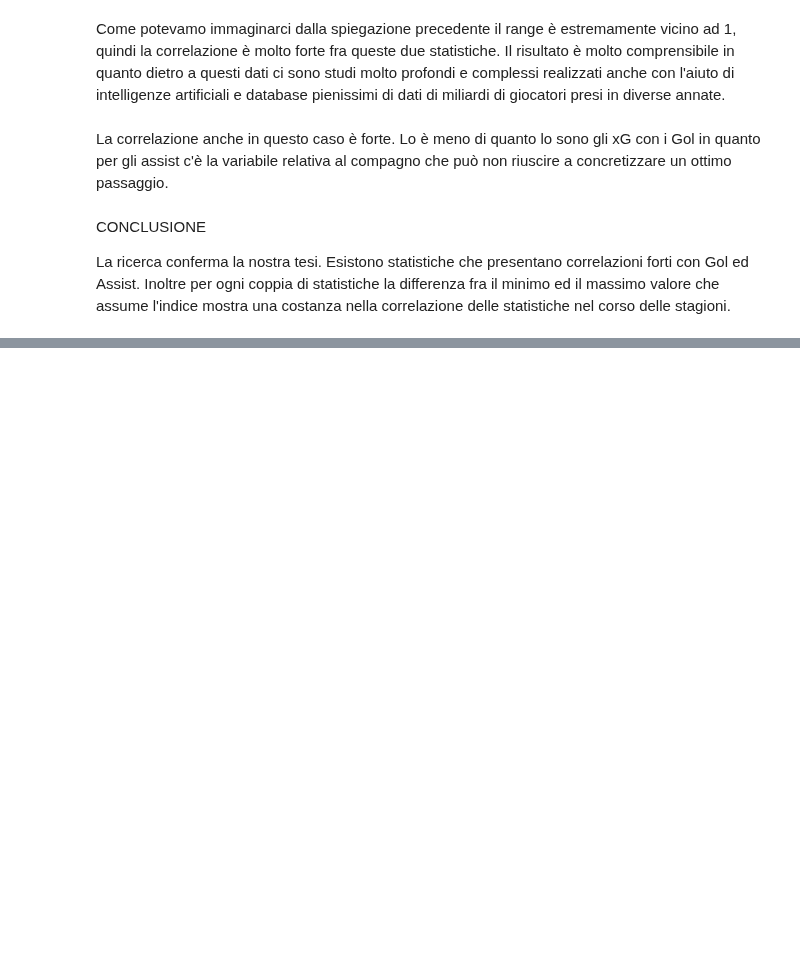
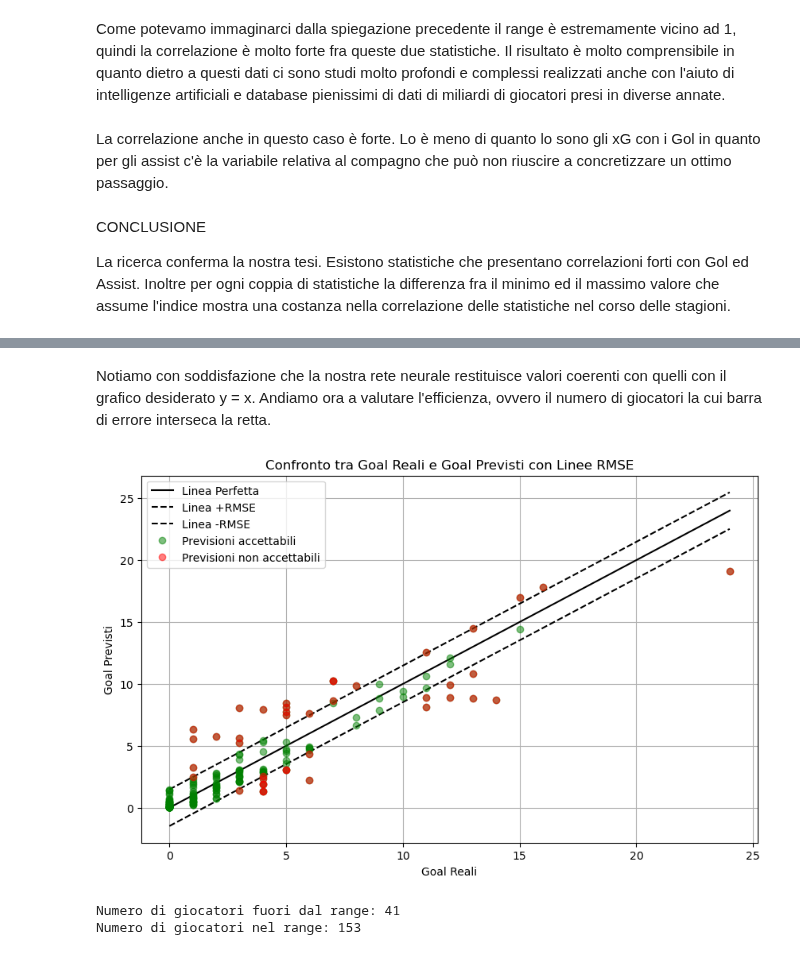
Before and after one commit to Alecaste96/Pytone, a Jupyter notebook: ATTACCANTI/ATTACCANTI.ipynb, the cells around one changed output, grey strips where cells are left out. Drawn from its saved outputs; the diff is of its cells as text; code cells hidden in the pictures; blank space fills up the shorter version.

```diff
--- a/ATTACCANTI/ATTACCANTI.ipynb
+++ b/ATTACCANTI/ATTACCANTI.ipynb
@@ -649,0 +730,29 @@ Aumentando il numero delle epoche ovviamente la differenza fra la previsione del
+# %% [markdown]
+Notiamo con soddisfazione che la nostra rete neurale restituisce valori coerenti con quelli con il grafico desiderato y = x. Andiamo ora a valutare l'efficienza, ovvero il numero di giocatori la cui barra di errore interseca la retta.
+# %%
+plt.figure(figsize=(10, 6))
+
+plt.errorbar(y_actual, y_pred, fmt='o', ecolor='green', color='green', alpha = 0.5, label='Previsioni accettabili')
+
+plt.errorbar(y_actual_fuori, y_pred_fuori, fmt='o', color='red', alpha = 0.5, label='Previsioni non accettabili')
+
+plt.plot([0, max(y_actual)], [0, max(y_actual)], color='black', label='Linea Perfetta')
+
+plt.plot([0, max(y_actual)], [rmse_prediction, max(y_actual) + rmse_prediction], color='k', linestyle='--', label='Linea +RMSE')
+plt.plot([0, max(y_actual)], [-rmse_prediction, max(y_actual) - rmse_prediction], color='k', linestyle='--', label='Linea -RMSE')
+
+plt.xlabel("Goal Reali")
+plt.ylabel("Goal Previsti")
+plt.title("Confronto tra Goal Reali e Goal Previsti con Linee RMSE")
+plt.legend()
+plt.grid(True)
+plt.show()
+
+num_fuori_dalla_linea = np.sum(fuori_dalla_linea)
+
+print(f"Numero di giocatori fuori dal range: {num_fuori_dalla_linea}")
+print(f"Numero di giocatori nel range: {194 - num_fuori_dalla_linea}")
+# %% [output]
+[figure, added]
+Numero di giocatori fuori dal range: 41
+Numero di giocatori nel range: 153
```
Also changed, not shown: parts of 33 cells of this notebook.
